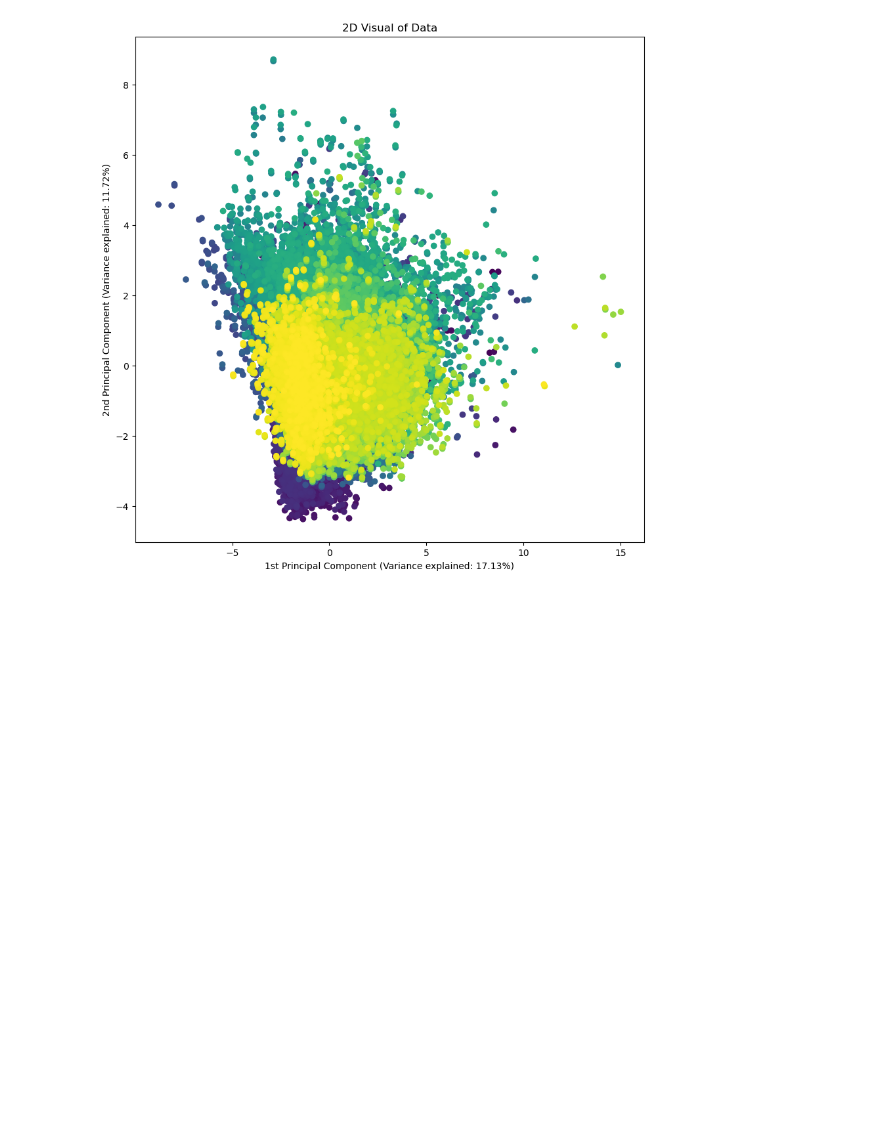
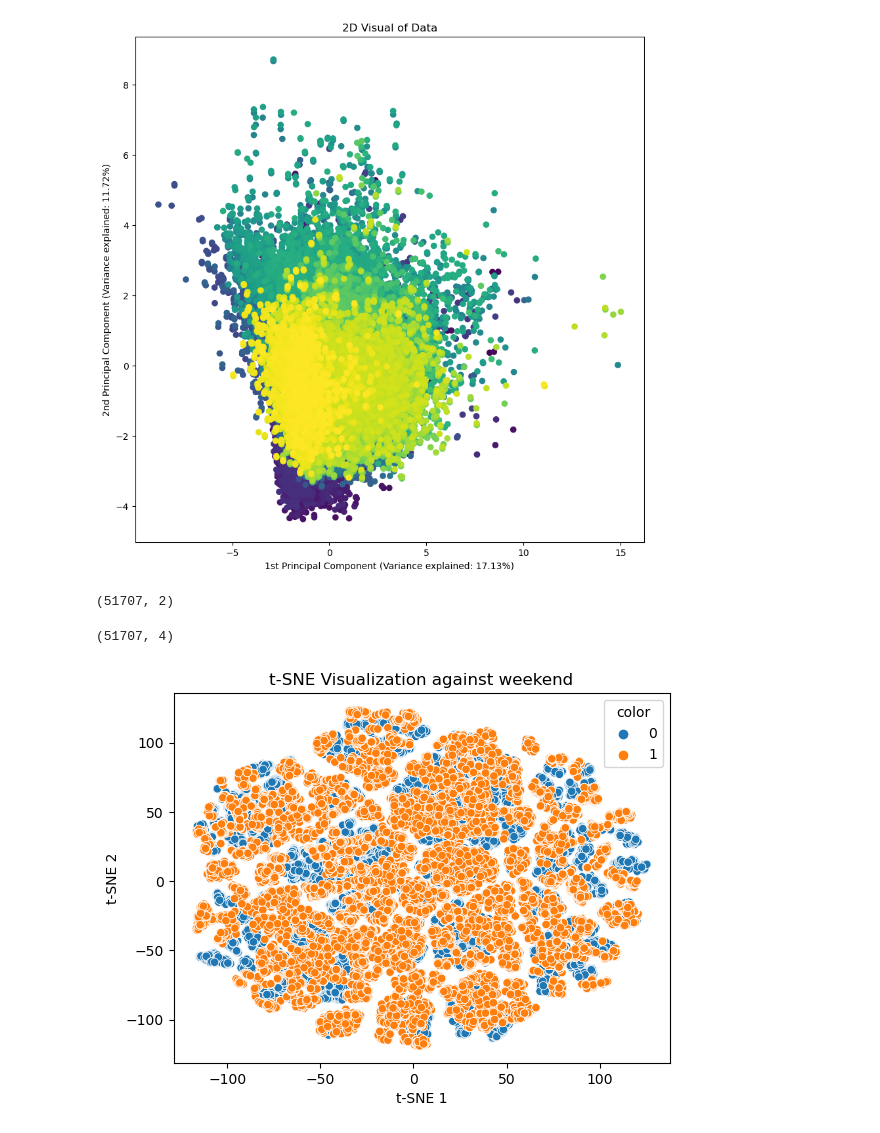
Before and after one commit to didiii-e/cs109a_final, a Jupyter notebook: final_proj_work.ipynb, the cells around one changed output. Saved outputs shown, nothing was run; the diff lists cells and outputs as text; code cells hidden in the pictures; blank space fills up the shorter version.

```diff
--- a/final_proj_work.ipynb
+++ b/final_proj_work.ipynb
@@ -178,3 +161,36 @@ plt.title('2D Visual of Data')
 plt.show()
 # %% [output]
 [figure]
+# %%
+# Assuming 'data' is your dataset (a pandas DataFrame)
+tsne = TSNE(n_components=2)  # n_components defines the output dimensions
+
+col_names = ['room_shared', 'room_private',
+       'person_capacity', 'host_is_superhost', 'multi', 'biz',
+       'cleanliness_rating', 'guest_satisfaction_overall', 'bedrooms', 'dist',
+       'metro_dist','rest_index','lng', 'lat', 'weekend']
+
+X_dat = all_countries_final[col_names]
+
+# Fit and transform the data
+tsne_result = tsne.fit_transform(X_dat)
+
+# Converting the result into a DataFrame
+tsne_df = pd.DataFrame(data=tsne_result, columns=['t-SNE1', 't-SNE2'])
+# %% [output]
+(51707, 2)
+# %%
+tsne_df['color'] = all_countries_final['weekend']
+tsne_df['country'] = all_countries_final['country']
+tsne_df.shape
+# %% [output]
+(51707, 4)
+# %%
+#plt.scatter(tsne_df['t-SNE1'], tsne_df['t-SNE2'])
+sns.scatterplot(x='t-SNE1', y='t-SNE2', hue='color', data=tsne_df)
+plt.title('t-SNE Visualization against weekend')
+plt.xlabel('t-SNE 1')
+plt.ylabel('t-SNE 2')
+plt.show()
+# %% [output]
+[figure, added]
```
Also changed, not shown: parts of 3 cells of this notebook.
